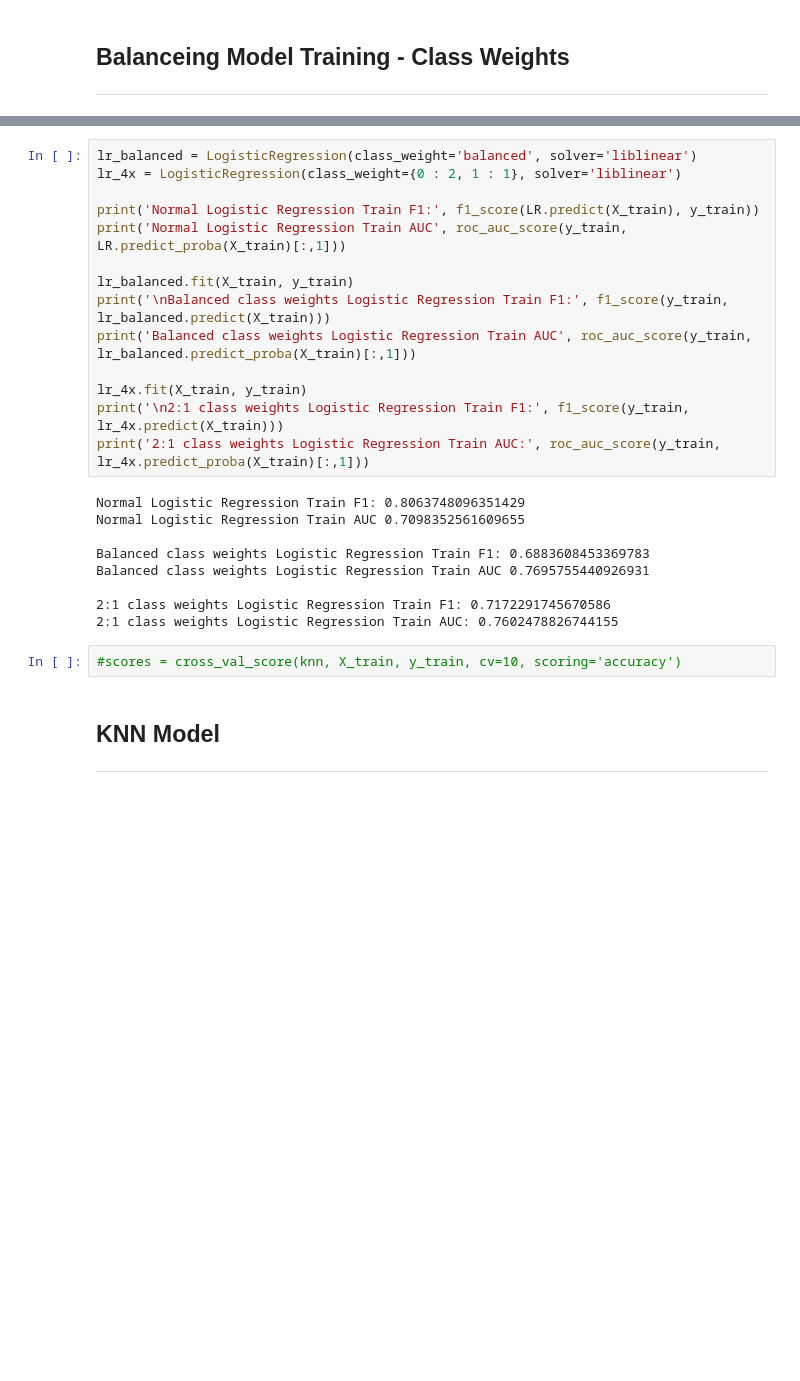
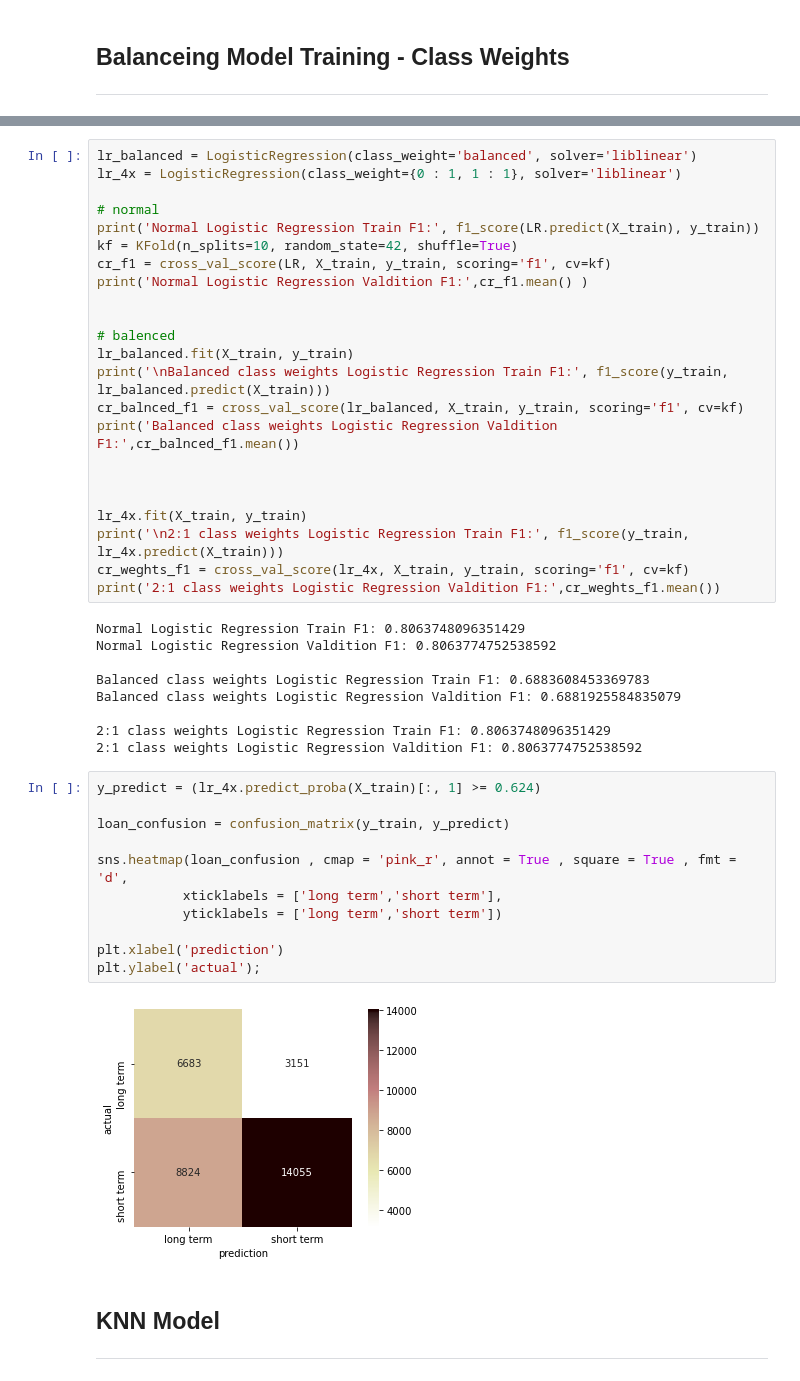
Before and after one commit to iamal95/Bank-Loan-classification, a Jupyter notebook: Code/Bank-Loan-classification.ipynb, the cells around one changed output, grey strips where cells are left out. Drawn from its saved outputs; the diff is of its cells as text; blank space fills up the shorter version.

Commit message:
confusion matrix

```diff
--- a/Code/Bank-Loan-classification.ipynb
+++ b/Code/Bank-Loan-classification.ipynb
@@ -1030,28 +1031,48 @@ short term 1: (22879, 42)
 # %%
 lr_balanced = LogisticRegression(class_weight='balanced', solver='liblinear')
-lr_4x = LogisticRegression(class_weight={0 : 2, 1 : 1}, solver='liblinear')
+lr_4x = LogisticRegression(class_weight={0 : 1, 1 : 1}, solver='liblinear')
 
+# normal
 print('Normal Logistic Regression Train F1:', f1_score(LR.predict(X_train), y_train))
-print('Normal Logistic Regression Train AUC', roc_auc_score(y_train, LR.predict_proba(X_train)[:,1]))
+kf = KFold(n_splits=10, random_state=42, shuffle=True)
+cr_f1 = cross_val_score(LR, X_train, y_train, scoring='f1', cv=kf)
+print('Normal Logistic Regression Valdition F1:',cr_f1.mean() )
 
+
+# balenced
 lr_balanced.fit(X_train, y_train)
 print('\nBalanced class weights Logistic Regression Train F1:', f1_score(y_train, lr_balanced.predict(X_train)))
-print('Balanced class weights Logistic Regression Train AUC', roc_auc_score(y_train, lr_balanced.predict_proba(X_train)[:,1]))
+cr_balnced_f1 = cross_val_score(lr_balanced, X_train, y_train, scoring='f1', cv=kf)
+print('Balanced class weights Logistic Regression Valdition F1:',cr_balnced_f1.mean())
+
+
 
 lr_4x.fit(X_train, y_train)
 print('\n2:1 class weights Logistic Regression Train F1:', f1_score(y_train, lr_4x.predict(X_train)))
-print('2:1 class weights Logistic Regression Train AUC:', roc_auc_score(y_train, lr_4x.predict_proba(X_train)[:,1]))
+cr_weghts_f1 = cross_val_score(lr_4x, X_train, y_train, scoring='f1', cv=kf)
+print('2:1 class weights Logistic Regression Valdition F1:',cr_weghts_f1.mean())
 # %% [output]
 Normal Logistic Regression Train F1: 0.8063748096351429
-Normal Logistic Regression Train AUC 0.7098352561609655
+Normal Logistic Regression Valdition F1: 0.8063774752538592
 
 Balanced class weights Logistic Regression Train F1: 0.6883608453369783
-Balanced class weights Logistic Regression Train AUC 0.7695755440926931
+Balanced class weights Logistic Regression Valdition F1: 0.6881925584835079
 
-2:1 class weights Logistic Regression Train F1: 0.7172291745670586
-2:1 class weights Logistic Regression Train AUC: 0.7602478826744155
+2:1 class weights Logistic Regression Train F1: 0.8063748096351429
+2:1 class weights Logistic Regression Valdition F1: 0.8063774752538592
-# %%
-#scores = cross_val_score(knn, X_train, y_train, cv=10, scoring='accuracy')
+# %%
+y_predict = (lr_4x.predict_proba(X_train)[:, 1] >= 0.624)
+
+loan_confusion = confusion_matrix(y_train, y_predict)
+
+sns.heatmap(loan_confusion , cmap = 'pink_r', annot = True , square = True , fmt = 'd',
+           xticklabels = ['long term','short term'],
+           yticklabels = ['long term','short term'])
+
+plt.xlabel('prediction')
+plt.ylabel('actual');
+# %% [output]
+[figure, added]
 # %% [markdown]
 ## KNN Model
 ---
```
Also changed, not shown: parts of 19 cells of this notebook.
